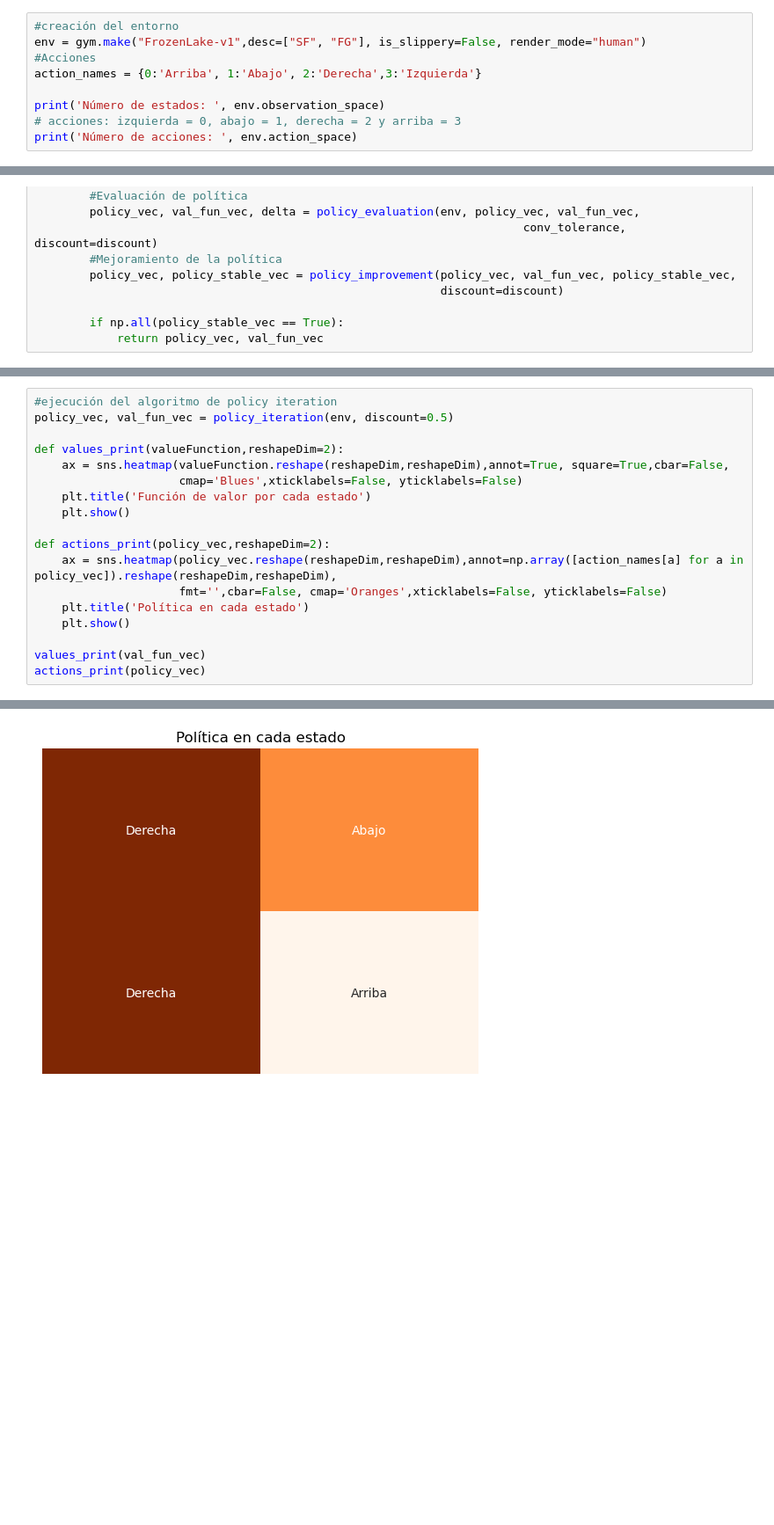
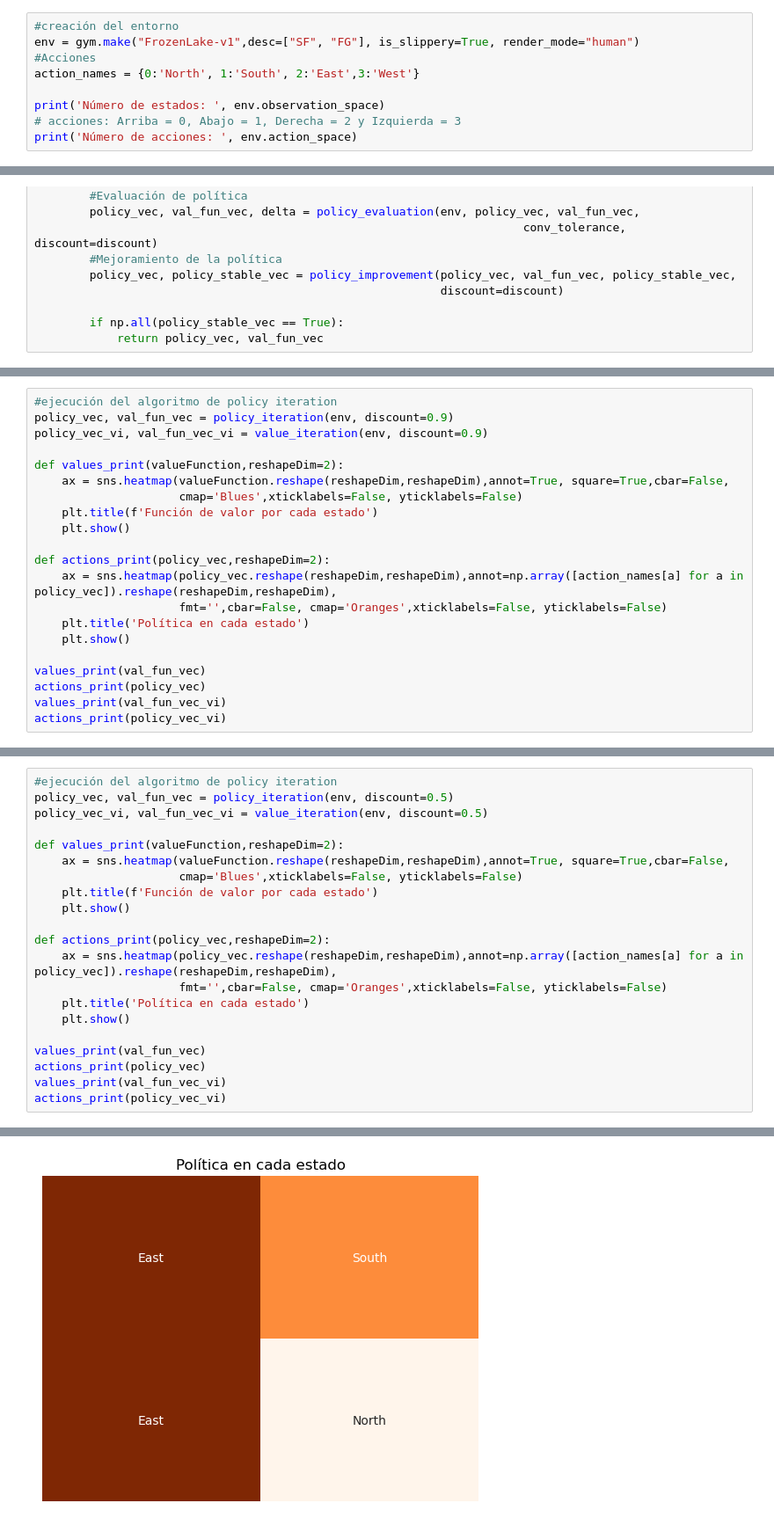
Before and after one commit to ElWilly9/IA-2025-S1, a Jupyter notebook: clases y ejercicios/PolicyIteration/taller_agente_limpieza.ipynb, the cells around one changed output, grey strips where cells are left out. Shown: that part at 88% size. Drawn from its saved outputs; the diff is of its cells as text; blank space fills up the shorter version.

```diff
--- a/clases y ejercicios/PolicyIteration/taller_agente_limpieza.ipynb
+++ b/clases y ejercicios/PolicyIteration/taller_agente_limpieza.ipynb
@@ -5,12 +5,12 @@ import seaborn as sns
 import numpy as np
 # %%
 #creación del entorno
-env = gym.make("FrozenLake-v1",desc=["SF", "FG"], is_slippery=False, render_mode="human")
+env = gym.make("FrozenLake-v1",desc=["SF", "FG"], is_slippery=True, render_mode="human")
 #Acciones
-action_names = {0:'Arriba', 1:'Abajo', 2:'Derecha',3:'Izquierda'}
+action_names = {0:'North', 1:'South', 2:'East',3:'West'}
 
 print('Número de estados: ', env.observation_space)
-# acciones: izquierda = 0, abajo = 1, derecha = 2 y arriba = 3
+# acciones: Arriba = 0, Abajo = 1, Derecha = 2 y Izquierda = 3
 print('Número de acciones: ', env.action_space)
 # %% [output]
 Número de estados:  Discrete(4)
@@ -105,0 +137,21 @@ def policy_iteration(env, discount = 0.9, conv_tolerance=1e-4, max_iterations=10
+# %%
+#ejecución del algoritmo de policy iteration
+policy_vec, val_fun_vec = policy_iteration(env, discount=0.9)
+policy_vec_vi, val_fun_vec_vi = value_iteration(env, discount=0.9)
+
+def values_print(valueFunction,reshapeDim=2):
+    ax = sns.heatmap(valueFunction.reshape(reshapeDim,reshapeDim),annot=True, square=True,cbar=False,
+                     cmap='Blues',xticklabels=False, yticklabels=False)
+    plt.title(f'Función de valor por cada estado')
+    plt.show()
+
+def actions_print(policy_vec,reshapeDim=2):
+    ax = sns.heatmap(policy_vec.reshape(reshapeDim,reshapeDim),annot=np.array([action_names[a] for a in policy_vec]).reshape(reshapeDim,reshapeDim),
+                     fmt='',cbar=False, cmap='Oranges',xticklabels=False, yticklabels=False)
+    plt.title('Política en cada estado')
+    plt.show()
+
+values_print(val_fun_vec)
+actions_print(policy_vec)
+values_print(val_fun_vec_vi)
+actions_print(policy_vec_vi)
@@ -106,21 +163,24 @@ def policy_iteration(env, discount = 0.9, conv_tolerance=1e-4, max_iterations=10
 # %%
 #ejecución del algoritmo de policy iteration
 policy_vec, val_fun_vec = policy_iteration(env, discount=0.5)
+policy_vec_vi, val_fun_vec_vi = value_iteration(env, discount=0.5)
 
 def values_print(valueFunction,reshapeDim=2):
     ax = sns.heatmap(valueFunction.reshape(reshapeDim,reshapeDim),annot=True, square=True,cbar=False,
                      cmap='Blues',xticklabels=False, yticklabels=False)
-    plt.title('Función de valor por cada estado')
+    plt.title(f'Función de valor por cada estado')
     plt.show()
 
 def actions_print(policy_vec,reshapeDim=2):
     ax = sns.heatmap(policy_vec.reshape(reshapeDim,reshapeDim),annot=np.array([action_names[a] for a in policy_vec]).reshape(reshapeDim,reshapeDim),
                      fmt='',cbar=False, cmap='Oranges',xticklabels=False, yticklabels=False)
     plt.title('Política en cada estado')
     plt.show()
 
 values_print(val_fun_vec)
 actions_print(policy_vec)
+values_print(val_fun_vec_vi)
+actions_print(policy_vec_vi)
 # %% [output]
 [figure]
-[figure, old version]
+[figure, new version]
```
Also changed, not shown: parts of 6 cells of this notebook, 3 other files.
